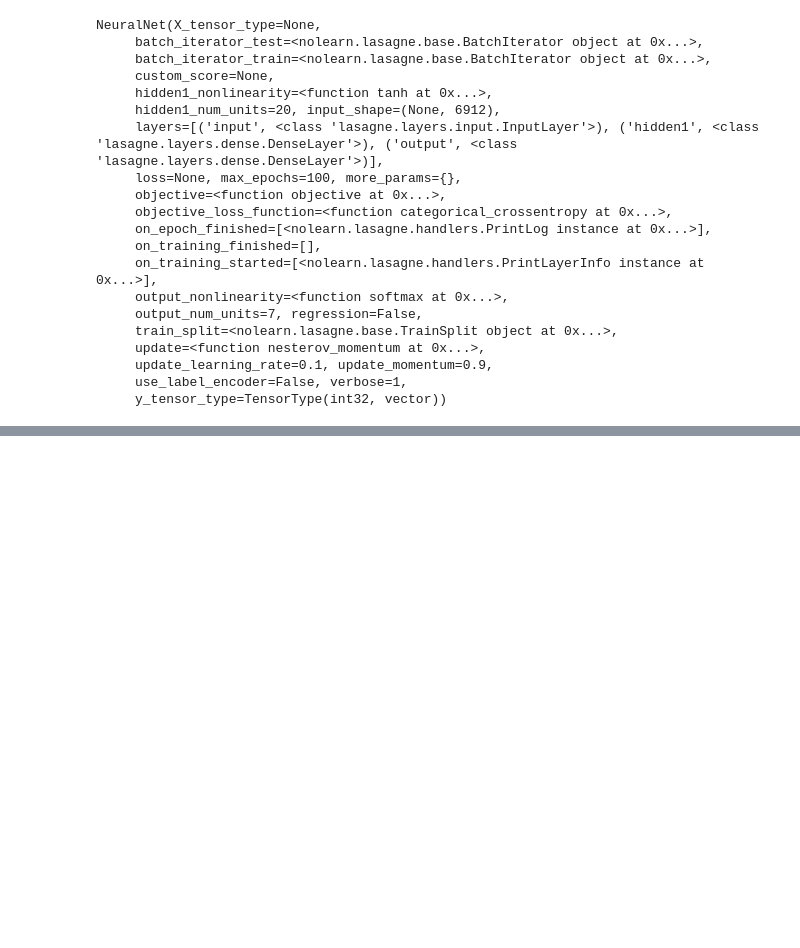
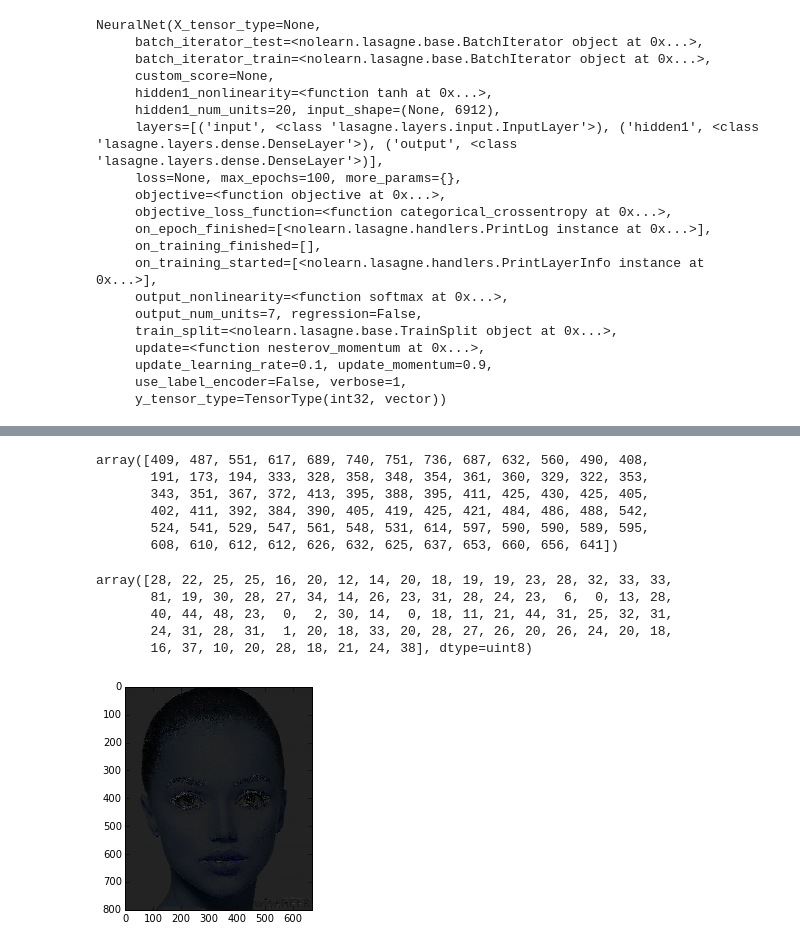
Before and after one commit to ananya77041/exprecognizer, a Jupyter notebook: build_recognizer.ipynb, the cells around one changed output, grey strips where cells are left out. Cells and saved outputs as stored; diff of their text form; code cells hidden in the pictures; blank space fills up the shorter version.

```diff
--- a/build_recognizer.ipynb
+++ b/build_recognizer.ipynb
@@ -126,0 +149,41 @@ ImportError: dlopen(/Users/amishra/anaconda/lib/python2.7/site-packages/stasm/_s
+# %%
+def build_filters():
+    filters = []
+    ksize = 9
+    for theta in np.arange(0, np.pi, np.pi / 8):
+        for lamda in np.arange(0, np.pi, np.pi/4):
+            kern = cv2.getGaborKernel((ksize, ksize), 1.0, theta, lamda, 0.5, 0, ktype=cv2.CV_32F)
+            kern /= 1.5*kern.sum()
+        filters.append(kern)
+    return filters
+
+def process(img, filters):
+    accum = np.zeros_like(img)
+    for kern in filters:
+        fimg = cv2.filter2D(img, cv2.CV_8UC3, kern)
+        np.maximum(accum, fimg, accum)
+    return accum
+# %%
+filters = build_filters()
+# %%
+lm_test[:, 1].astype(int)
+# %% [output]
+array([409, 487, 551, 617, 689, 740, 751, 736, 687, 632, 560, 490, 408,
+       191, 173, 194, 333, 328, 358, 348, 354, 361, 360, 329, 322, 353,
+       343, 351, 367, 372, 413, 395, 388, 395, 411, 425, 430, 425, 405,
+       402, 411, 392, 384, 390, 405, 419, 425, 421, 484, 486, 488, 542,
+       524, 541, 529, 547, 561, 548, 531, 614, 597, 590, 590, 589, 595,
+       608, 610, 612, 612, 626, 632, 625, 637, 653, 660, 656, 641])
+# %%
+plt.imshow(process(cv2.imread('triangular-face.jpg'), filters[0]), cmap='gray')
+conv = process(cv2.imread('triangular-face.jpg', 0), filters[0])[lm_test[:, 1].astype(int)
+                                                       , lm_test[:, 0].astype(int)]
+# plt.scatter(conv[:, 0], conv[:, 1])
+conv
+# %% [output]
+array([28, 22, 25, 25, 16, 20, 12, 14, 20, 18, 19, 19, 23, 28, 32, 33, 33,
+       81, 19, 30, 28, 27, 34, 14, 26, 23, 31, 28, 24, 23,  6,  0, 13, 28,
+       40, 44, 48, 23,  0,  2, 30, 14,  0, 18, 11, 21, 44, 31, 25, 32, 31,
+       24, 31, 28, 31,  1, 20, 18, 33, 20, 28, 27, 26, 20, 26, 24, 20, 18,
+       16, 37, 10, 20, 28, 18, 21, 24, 38], dtype=uint8)
+[figure, added]
```
Also changed, not shown: parts of 8 cells of this notebook, 1 other file.
